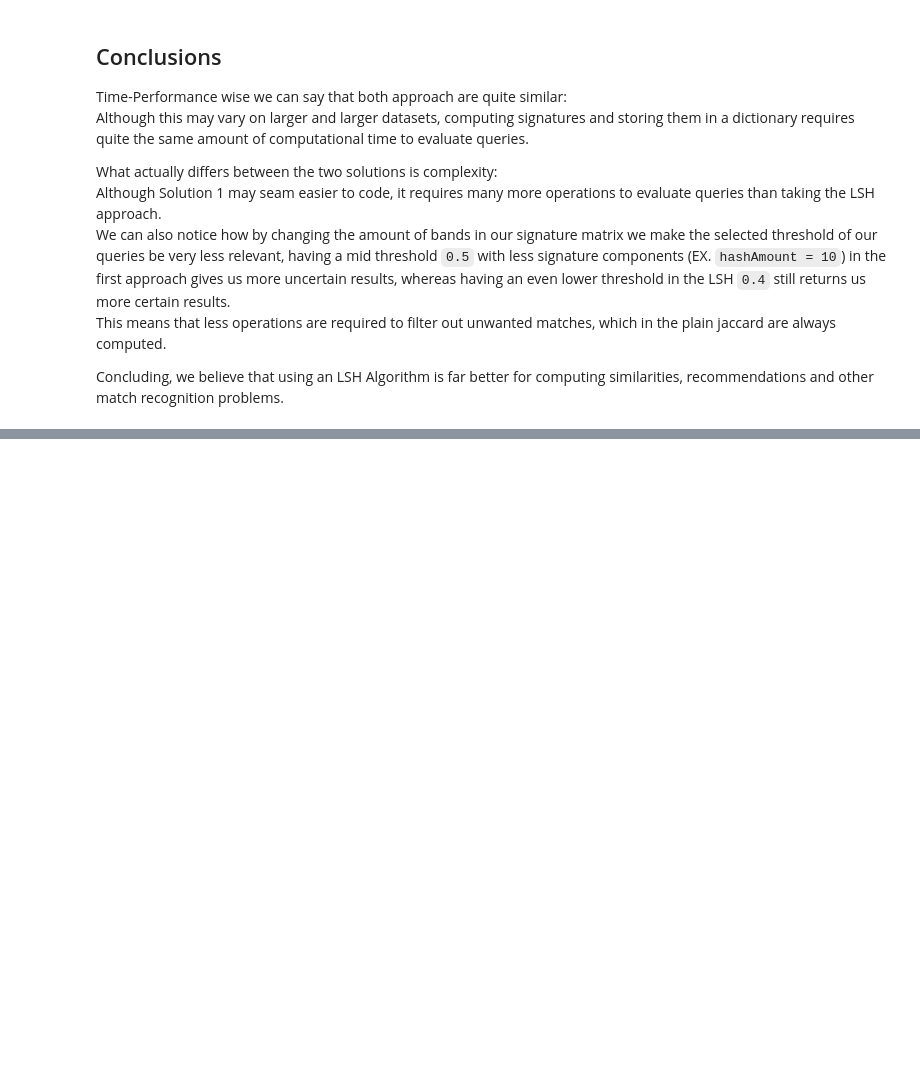
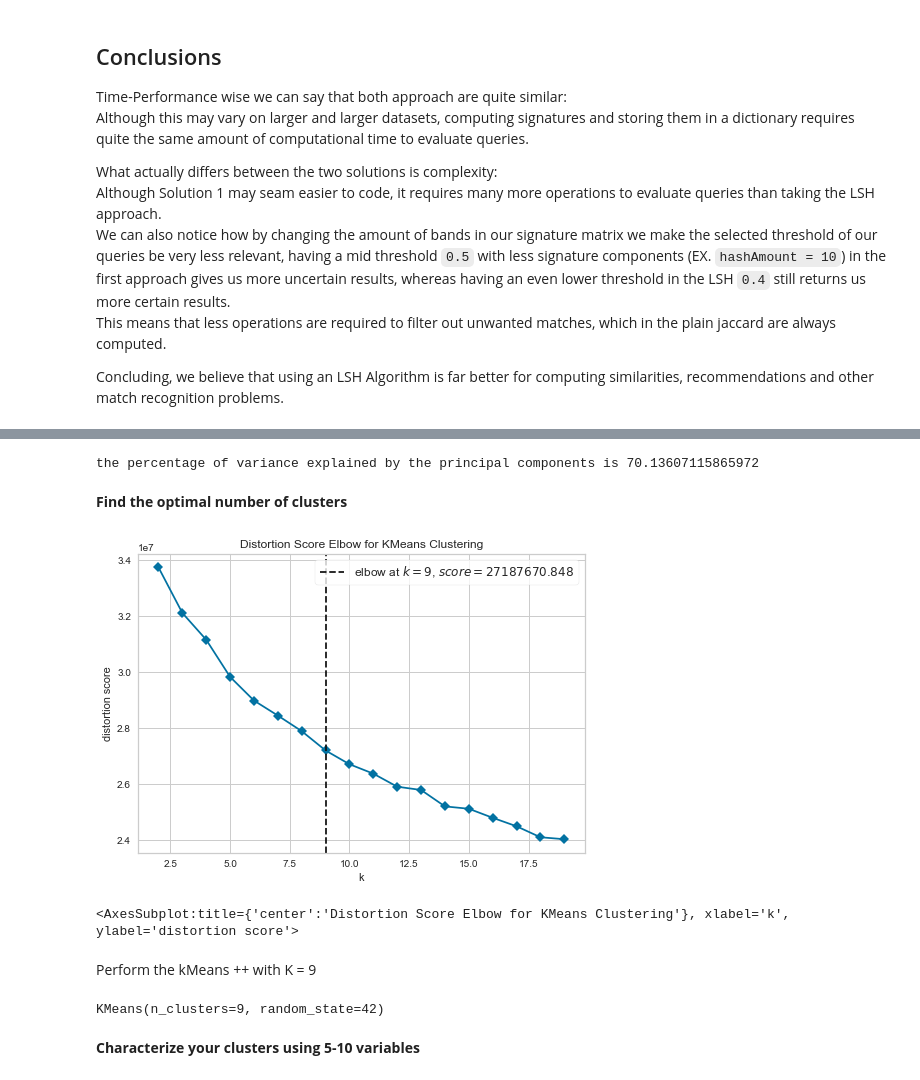
Before and after one commit to S4b3/ADM-HW4-Group11, a Jupyter notebook: main.ipynb, the cells around one changed output, grey strips where cells are left out. Cells and saved outputs as stored; diff of their text form; code cells hidden in the pictures; blank space fills up the shorter version.

```diff
--- a/main.ipynb
+++ b/main.ipynb
@@ -488,0 +1600,2 @@ Concluding, we believe that using an LSH Algorithm is far better for computing s
+# %%
+PCA2_norm = PCA2_norm.drop(columns = toDropHighCorr)
@@ -488,0 +1606,11 @@ Concluding, we believe that using an LSH Algorithm is far better for computing s
+# %%
+pca = PCA(n_components=51) #how we can see from the next cell the number of principal components needed to explain at least 70 percent of the total variance in the starting dataset is 76
+principalcompo = pca.fit_transform(PCA2_norm)
+principal = pd.DataFrame(data = principalcompo)
+#principal
+# %%
+print('the percentage of variance explained by the principal components is',sum(pca.explained_variance_ratio_)*100)
+# %% [output]
+the percentage of variance explained by the principal components is 70.13607115865972
+# %% [markdown]
+__Find the optimal number of clusters__
@@ -488,0 +1620,12 @@ Concluding, we believe that using an LSH Algorithm is far better for computing s
+# %%
+our_model = KMeans(init = 'k-means++')
+# %%
+visualizer = KElbowVisualizer(our_model, k = (2,20), metric = "distortion", timings = False)
+# %%
+visualizer.fit(principal)
+visualizer.show()
+# %% [output]
+[figure, added]
+<AxesSubplot:title={'center':'Distortion Score Elbow for KMeans Clustering'}, xlabel='k', ylabel='distortion score'>
+# %% [markdown]
+Perform the kMeans ++ with K = 9
@@ -488,0 +1634,4 @@ Concluding, we believe that using an LSH Algorithm is far better for computing s
+# %%
+model.fit(principal)
+# %% [output]
+KMeans(n_clusters=9, random_state=42)
@@ -488,0 +1640,2 @@ Concluding, we believe that using an LSH Algorithm is far better for computing s
+# %% [markdown]
+__Characterize your clusters using 5-10 variables__
```
Also changed, not shown: parts of 243 cells of this notebook.
